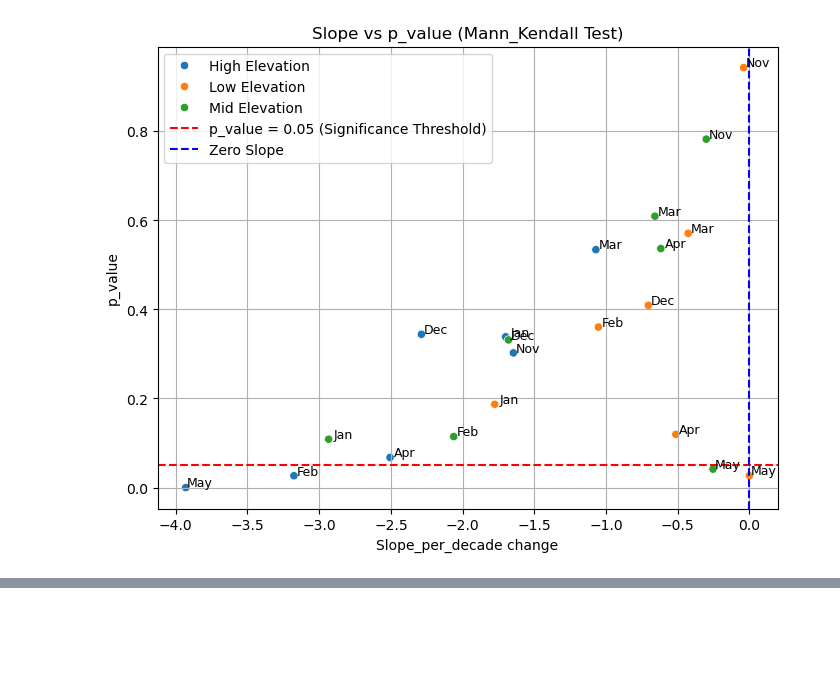
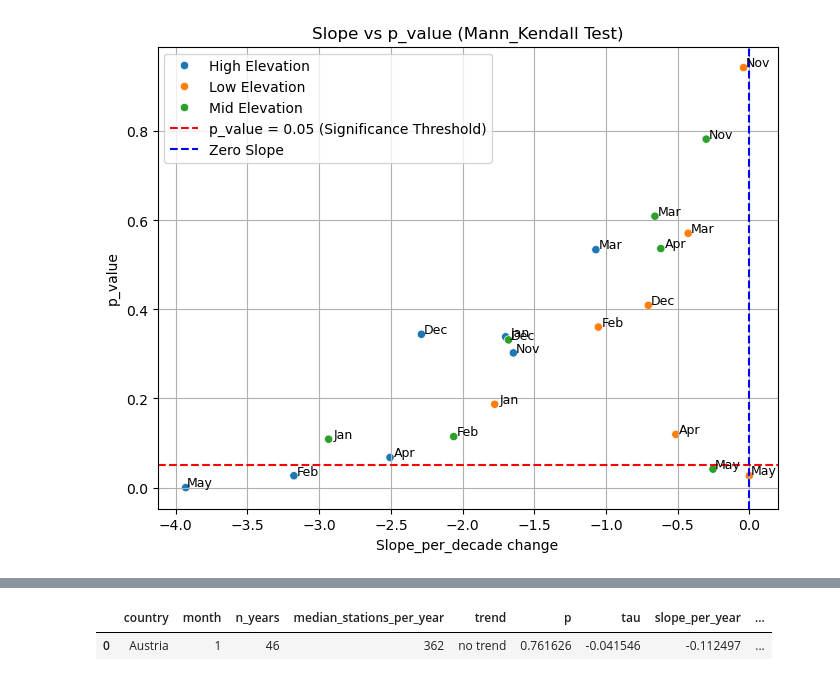
Before and after one commit to Mitch-P-Analyst/Europe_Snowpack_Depths, a Jupyter notebook: Notebooks/04_Visualisations.ipynb, the cells around one changed output, grey strips where cells are left out. Cells and saved outputs as stored; diff of their text form; code cells hidden in the pictures; blank space fills up the shorter version.

```diff
--- a/Notebooks/04_Visualisations.ipynb
+++ b/Notebooks/04_Visualisations.ipynb
@@ -468,0 +435,5 @@ typical_country
+# %%
+avg_country_month.head(1)
+# %% [output]
+|  | country | month | n_years | median_stations_per_year | trend | p | tau | slope_per_year | ... |
+| 0 | Austria | 1 | 46 | 362 | no trend | 0.761626 | -0.041546 | -0.112497 | ... |
```
Also changed, not shown: parts of 23 cells of this notebook, 1 other file.
